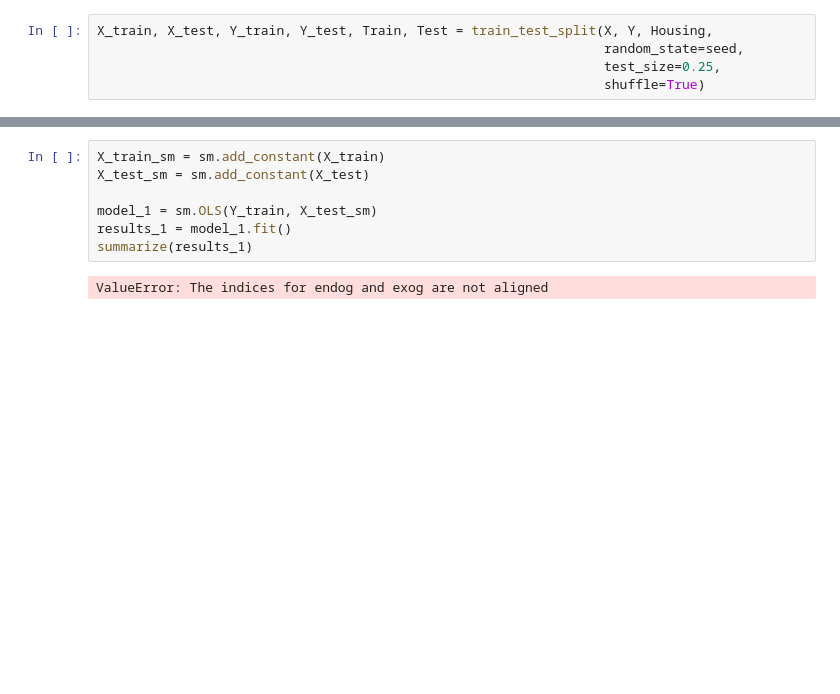
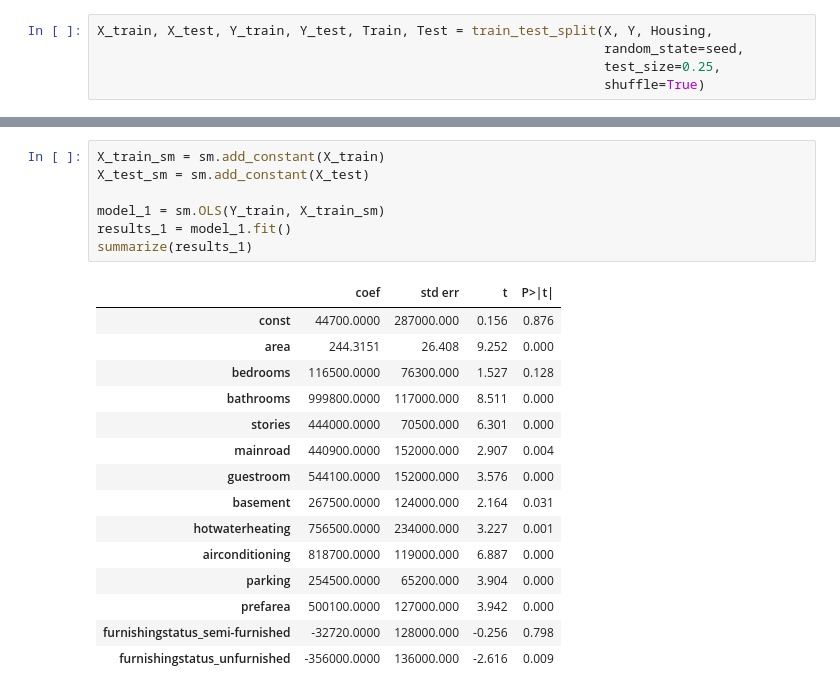
Before and after one commit to sagnihotram1/CSE2600, a Jupyter notebook: project.ipynb, the cells around one changed output, grey strips where cells are left out. Drawn from its saved outputs; the diff is of its cells as text; blank space fills up the shorter version.

```diff
--- a/project.ipynb
+++ b/project.ipynb
@@ -84,9 +84,23 @@ Housing.describe()
 # %%
 X_train_sm = sm.add_constant(X_train)
 X_test_sm = sm.add_constant(X_test)
 
-model_1 = sm.OLS(Y_train, X_test_sm)
+model_1 = sm.OLS(Y_train, X_train_sm)
 results_1 = model_1.fit()
 summarize(results_1)
 # %% [output]
-ValueError: The indices for endog and exog are not aligned
+|  | coef | std err | t | P>|t| |
+| const | 44700.0000 | 287000.000 | 0.156 | 0.876 |
+| area | 244.3151 | 26.408 | 9.252 | 0.000 |
+| bedrooms | 116500.0000 | 76300.000 | 1.527 | 0.128 |
+| bathrooms | 999800.0000 | 117000.000 | 8.511 | 0.000 |
+| stories | 444000.0000 | 70500.000 | 6.301 | 0.000 |
+| mainroad | 440900.0000 | 152000.000 | 2.907 | 0.004 |
+| guestroom | 544100.0000 | 152000.000 | 3.576 | 0.000 |
+| basement | 267500.0000 | 124000.000 | 2.164 | 0.031 |
+| hotwaterheating | 756500.0000 | 234000.000 | 3.227 | 0.001 |
+| airconditioning | 818700.0000 | 119000.000 | 6.887 | 0.000 |
+| parking | 254500.0000 | 65200.000 | 3.904 | 0.000 |
+| prefarea | 500100.0000 | 127000.000 | 3.942 | 0.000 |
+| furnishingstatus_semi-furnished | -32720.0000 | 128000.000 | -0.256 | 0.798 |
+| furnishingstatus_unfurnished | -356000.0000 | 136000.000 | -2.616 | 0.009 |
```
Also changed, not shown: parts of 2 cells of this notebook, 1 other file.
